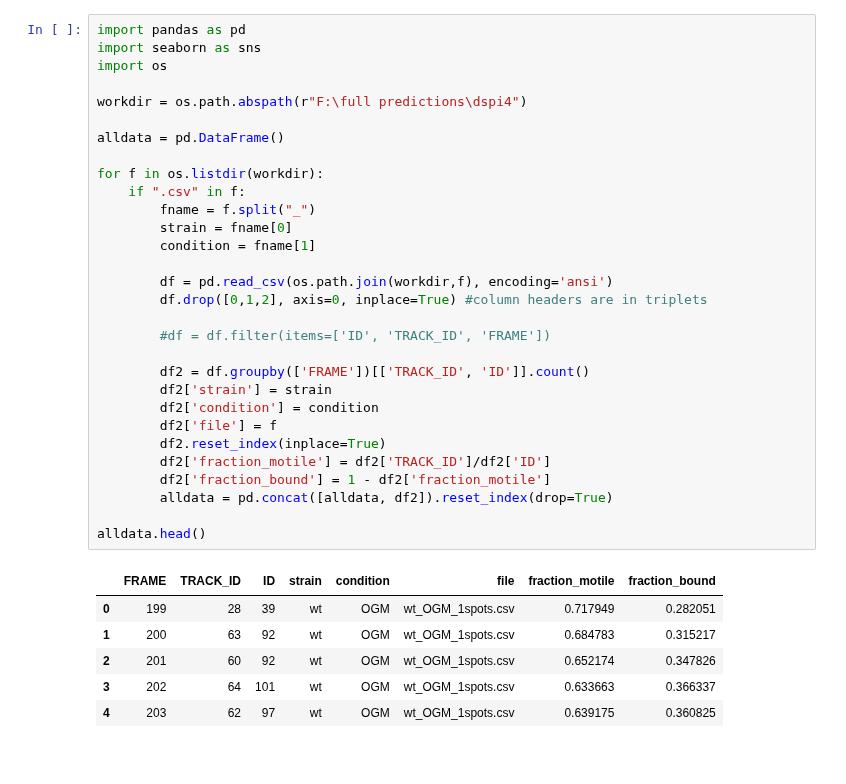
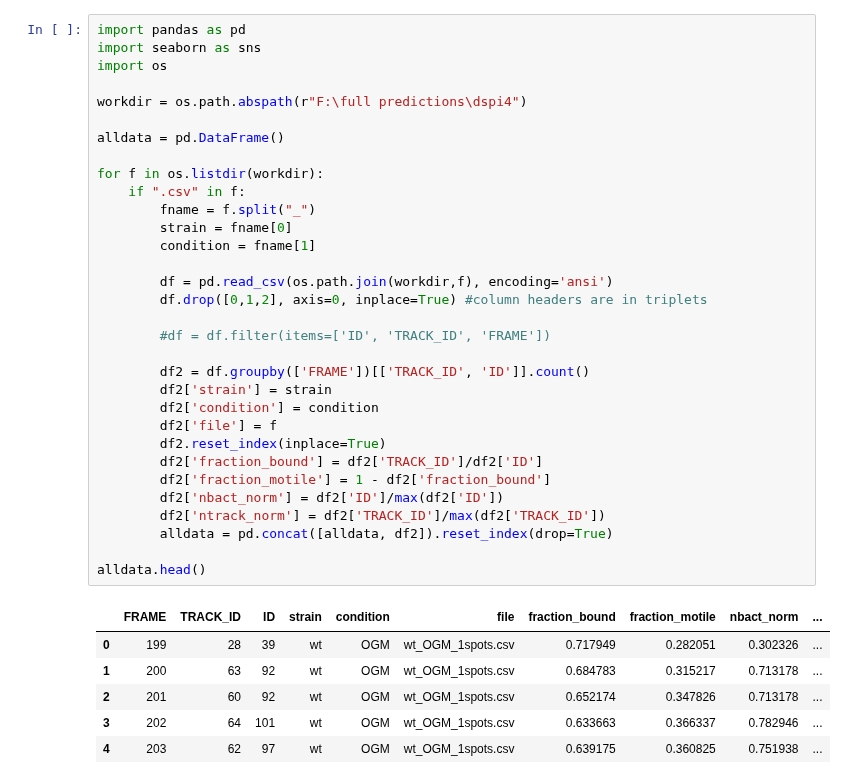
Before and after one commit to Oftatkofta/BactUnet, a Jupyter notebook: trackmate_spot_quantification.ipynb, the cells around one changed output. Saved outputs shown, nothing was run; the diff lists cells and outputs as text.

Commit message:
spot counting tests

```diff
--- a/trackmate_spot_quantification.ipynb
+++ b/trackmate_spot_quantification.ipynb
@@ -1,37 +1,39 @@
 # %%
 import pandas as pd
 import seaborn as sns
 import os
 
 workdir = os.path.abspath(r"F:\full predictions\dspi4")
 
 alldata = pd.DataFrame()
 
 for f in os.listdir(workdir):
     if ".csv" in f:
         fname = f.split("_")
         strain = fname[0]
         condition = fname[1]
 
         df = pd.read_csv(os.path.join(workdir,f), encoding='ansi')
         df.drop([0,1,2], axis=0, inplace=True) #column headers are in triplets
 
         #df = df.filter(items=['ID', 'TRACK_ID', 'FRAME'])
 
         df2 = df.groupby(['FRAME'])[['TRACK_ID', 'ID']].count()
         df2['strain'] = strain
         df2['condition'] = condition
         df2['file'] = f
         df2.reset_index(inplace=True)
-        df2['fraction_motile'] = df2['TRACK_ID']/df2['ID']
-        df2['fraction_bound'] = 1 - df2['fraction_motile']
+        df2['fraction_bound'] = df2['TRACK_ID']/df2['ID']
+        df2['fraction_motile'] = 1 - df2['fraction_bound']
+        df2['nbact_norm'] = df2['ID']/max(df2['ID'])
+        df2['ntrack_norm'] = df2['TRACK_ID']/max(df2['TRACK_ID'])
         alldata = pd.concat([alldata, df2]).reset_index(drop=True)
 
 alldata.head()
 # %% [output]
-|  | FRAME | TRACK_ID | ID | strain | condition | file | fraction_motile | fraction_bound |
-| 0 | 199 | 28 | 39 | wt | OGM | wt_OGM_1spots.csv | 0.717949 | 0.282051 |
-| 1 | 200 | 63 | 92 | wt | OGM | wt_OGM_1spots.csv | 0.684783 | 0.315217 |
-| 2 | 201 | 60 | 92 | wt | OGM | wt_OGM_1spots.csv | 0.652174 | 0.347826 |
-| 3 | 202 | 64 | 101 | wt | OGM | wt_OGM_1spots.csv | 0.633663 | 0.366337 |
-| 4 | 203 | 62 | 97 | wt | OGM | wt_OGM_1spots.csv | 0.639175 | 0.360825 |
+|  | FRAME | TRACK_ID | ID | strain | condition | file | fraction_bound | fraction_motile | nbact_norm | ... |
+| 0 | 199 | 28 | 39 | wt | OGM | wt_OGM_1spots.csv | 0.717949 | 0.282051 | 0.302326 | ... |
+| 1 | 200 | 63 | 92 | wt | OGM | wt_OGM_1spots.csv | 0.684783 | 0.315217 | 0.713178 | ... |
+| 2 | 201 | 60 | 92 | wt | OGM | wt_OGM_1spots.csv | 0.652174 | 0.347826 | 0.713178 | ... |
+| 3 | 202 | 64 | 101 | wt | OGM | wt_OGM_1spots.csv | 0.633663 | 0.366337 | 0.782946 | ... |
+| 4 | 203 | 62 | 97 | wt | OGM | wt_OGM_1spots.csv | 0.639175 | 0.360825 | 0.751938 | ... |
```
Also changed, not shown: parts of 7 cells of this notebook, 1 other file.
